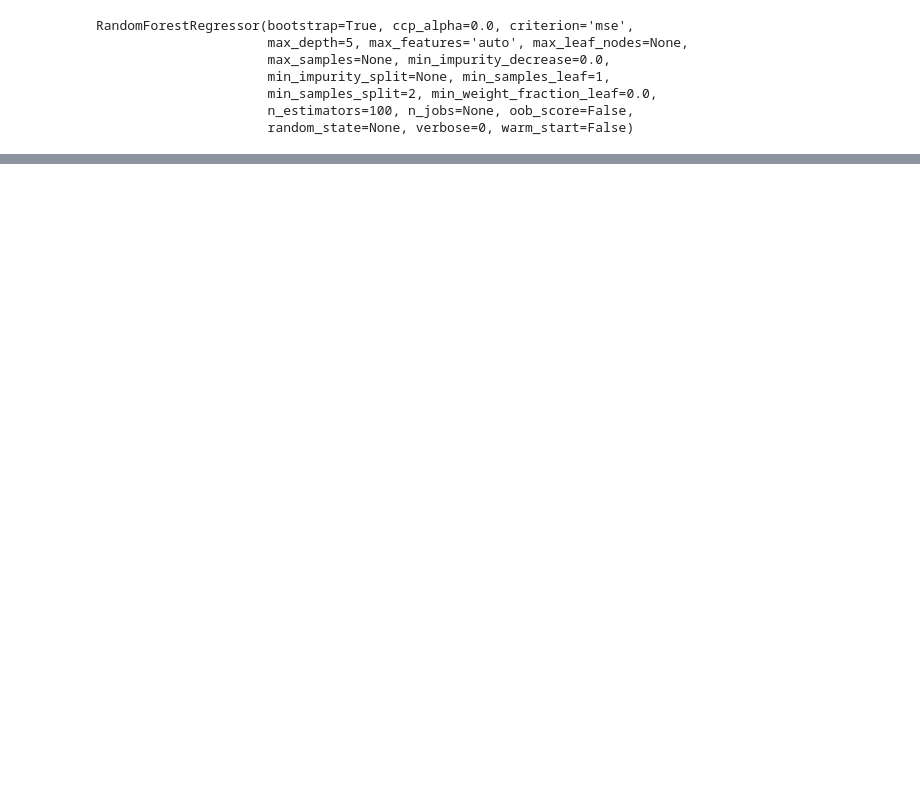
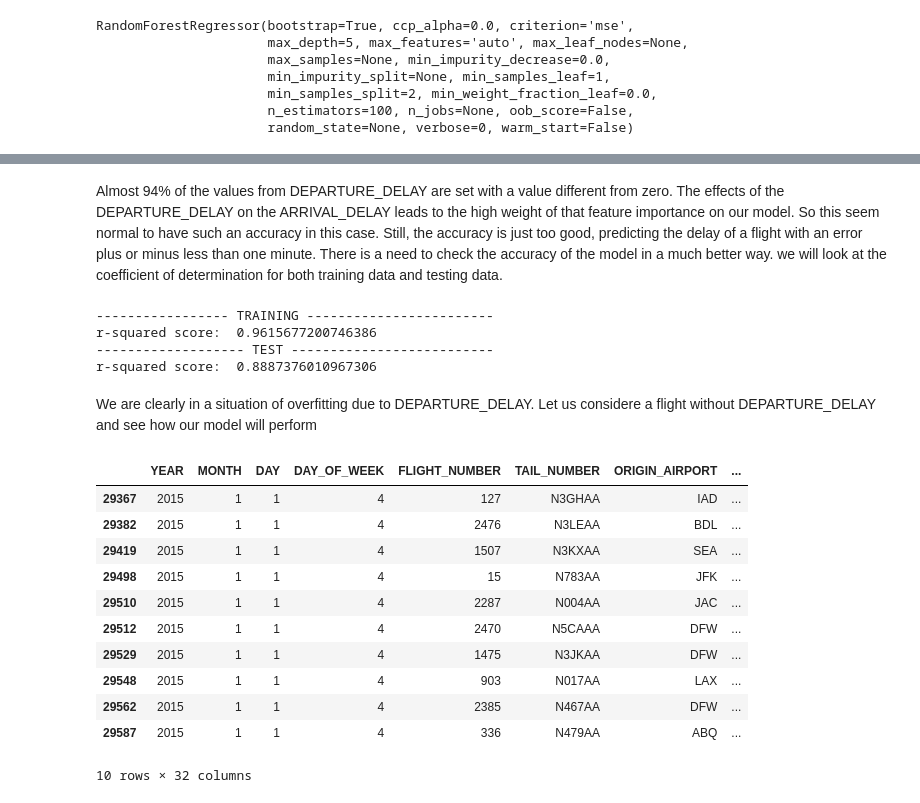
Before and after one commit to leukamal/dsc-mod-5-project-online-ds-pt-071519, a Jupyter notebook: student.ipynb, the cells around one changed output, grey strips where cells are left out. Saved outputs shown, nothing was run; the diff lists cells and outputs as text; code cells hidden in the pictures; blank space fills up the shorter version.

```diff
--- a/student.ipynb
+++ b/student.ipynb
@@ -560,0 +735,32 @@ We could have use the grid search to find the parameters that will help us tune
+# %% [markdown]
+Almost 94% of the values from DEPARTURE_DELAY are set with a value different from zero. The effects of the DEPARTURE_DELAY on the ARRIVAL_DELAY leads to the high weight of that feature importance on our model. So this seem normal to have such an accuracy in this case. Still, the accuracy is just too good, predicting the delay of a flight with an error plus or minus less than one minute. There is a need to check the accuracy of the model in a much better way. we will look at the coefficient of determination for both training data and testing data.
+# %%
+print("----------------- TRAINING ------------------------")
+print("r-squared score: ",forest.score(X_train, y_train))
+print("------------------- TEST --------------------------")
+print("r-squared score: ", forest.score(X_test, y_test))
+# %% [output]
+----------------- TRAINING ------------------------
+r-squared score:  0.9615677200746386
+------------------- TEST --------------------------
+r-squared score:  0.8887376010967306
+# %% [markdown]
+We are clearly in a situation of overfitting due to DEPARTURE_DELAY. Let us considere a flight without DEPARTURE_DELAY and see how our model will perform
+# %%
+# Searching for flights without departure delay but with arrival delay
+data_3nd = data_3[(data_3.loc[:,'DEPARTURE_DELAY'] < 0) & (data_3.loc[:,'ARRIVAL_DELAY'] > 15)].head(10)
+# %%
+data_3nd
+# %% [output]
+|  | YEAR | MONTH | DAY | DAY_OF_WEEK | FLIGHT_NUMBER | TAIL_NUMBER | ORIGIN_AIRPORT | ... |
+| 29367 | 2015 | 1 | 1 | 4 | 127 | N3GHAA | IAD | ... |
+| 29382 | 2015 | 1 | 1 | 4 | 2476 | N3LEAA | BDL | ... |
+| 29419 | 2015 | 1 | 1 | 4 | 1507 | N3KXAA | SEA | ... |
+| 29498 | 2015 | 1 | 1 | 4 | 15 | N783AA | JFK | ... |
+| 29510 | 2015 | 1 | 1 | 4 | 2287 | N004AA | JAC | ... |
+| 29512 | 2015 | 1 | 1 | 4 | 2470 | N5CAAA | DFW | ... |
+| 29529 | 2015 | 1 | 1 | 4 | 1475 | N3JKAA | DFW | ... |
+| 29548 | 2015 | 1 | 1 | 4 | 903 | N017AA | LAX | ... |
+| 29562 | 2015 | 1 | 1 | 4 | 2385 | N467AA | DFW | ... |
+| 29587 | 2015 | 1 | 1 | 4 | 336 | N479AA | ABQ | ... |
+10 rows × 32 columns
```
Also changed, not shown: parts of 57 cells of this notebook.
